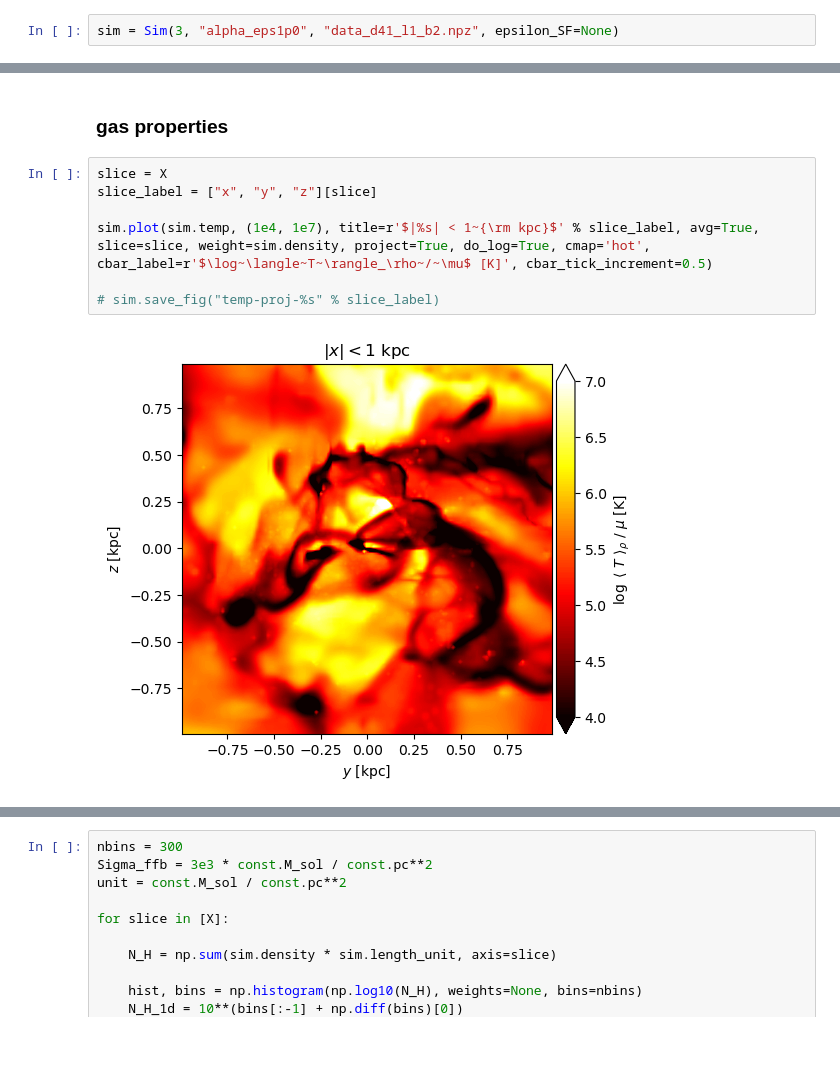
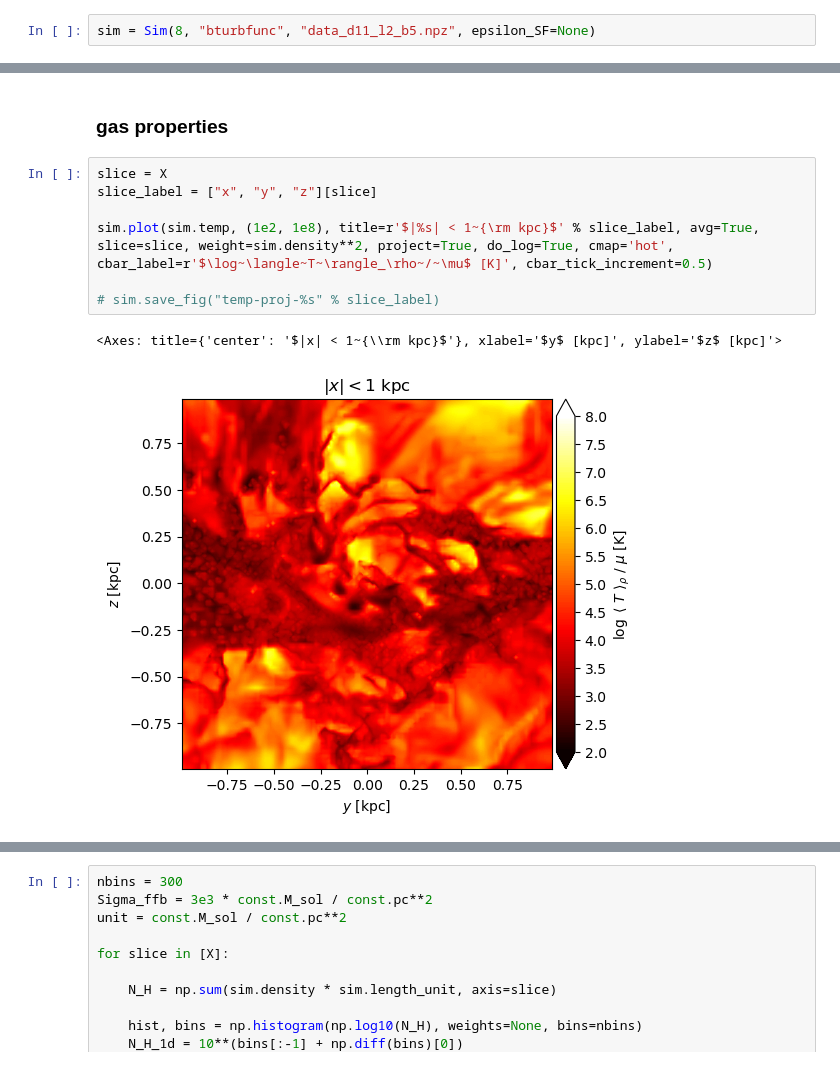
Before and after one commit to zandalman/RAMSES-analysis, a Jupyter notebook: analysis.ipynb, the cells around one changed output, grey strips where cells are left out. Saved outputs shown, nothing was run; the diff lists cells and outputs as text.

```diff
--- a/analysis.ipynb
+++ b/analysis.ipynb
@@ -5,5 +5,5 @@
 from modules import *
 from sim import *
 # %%
-sim = Sim(3, "alpha_eps1p0", "data_d41_l1_b2.npz", epsilon_SF=None)
+sim = Sim(8, "bturbfunc", "data_d11_l2_b5.npz", epsilon_SF=None)
 # %% [output]
@@ -116,12 +136,13 @@ sim.plot(sim.SFR_density / (const.M_sol / const.yr / const.kpc**3), (1e-3, 1e5),
 # %%
 slice = X
 slice_label = ["x", "y", "z"][slice]
 
-sim.plot(sim.temp, (1e4, 1e7), title=r'$|%s| < 1~{\rm kpc}$' % slice_label, avg=True, slice=slice, weight=sim.density, project=True, do_log=True, cmap='hot', cbar_label=r'$\log~\langle~T~\rangle_\rho~/~\mu$ [K]', cbar_tick_increment=0.5)
+sim.plot(sim.temp, (1e2, 1e8), title=r'$|%s| < 1~{\rm kpc}$' % slice_label, avg=True, slice=slice, weight=sim.density**2, project=True, do_log=True, cmap='hot', cbar_label=r'$\log~\langle~T~\rangle_\rho~/~\mu$ [K]', cbar_tick_increment=0.5)
 
 # sim.save_fig("temp-proj-%s" % slice_label)
 # %% [output]
+<Axes: title={'center': '$|x| < 1~{\\rm kpc}$'}, xlabel='$y$ [kpc]', ylabel='$z$ [kpc]'>
-[figure, old version]
+[figure, new version]
 # %%
 slice = Z
 slice_label = ["x", "y", "z"][slice]
```
Also changed, not shown: parts of 26 cells of this notebook, 13 other files.
